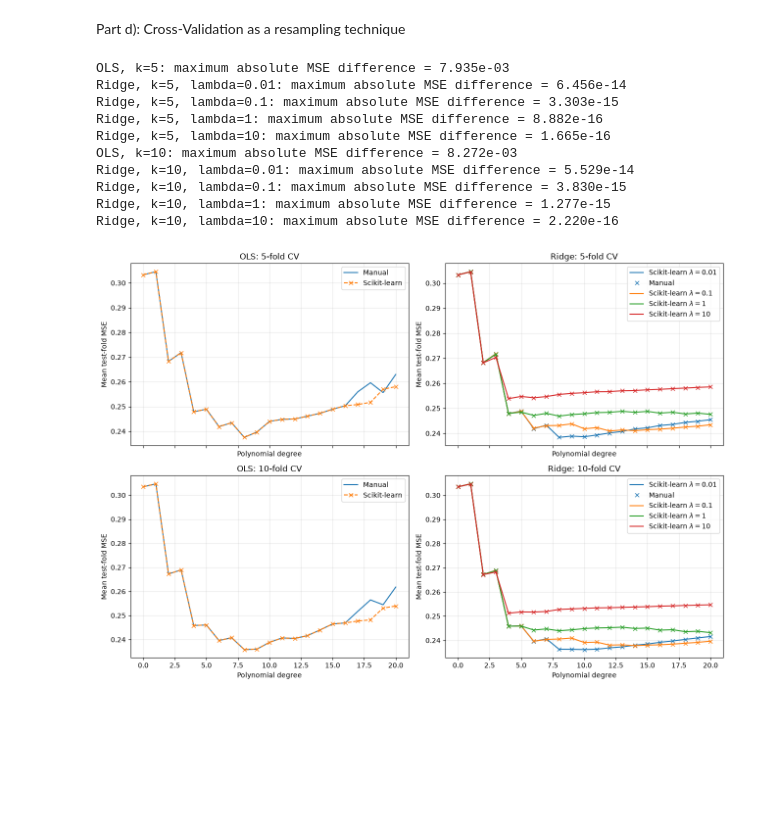
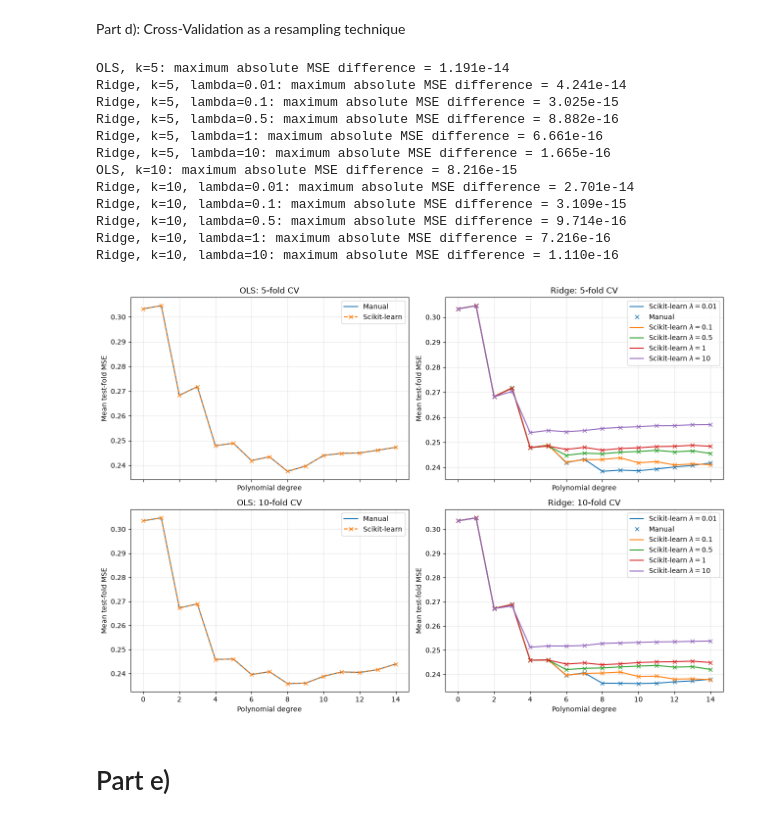
Before and after one commit to Timholmen96/MachineLearningUiO, a Jupyter notebook: doc/Projects/2026/Project1/Project1_Sol.ipynb, the cells around one changed output. Drawn from its saved outputs; the diff is of its cells as text; code cells hidden in the pictures; blank space fills up the shorter version.

```diff
--- a/doc/Projects/2026/Project1/Project1_Sol.ipynb
+++ b/doc/Projects/2026/Project1/Project1_Sol.ipynb
@@ -16,7 +16,7 @@ rng = np.random.default_rng(2026)
 n = 350
 sigma = 0.5                                  # noise level: explore it!
 x = np.sort(rng.uniform(-1, 1, n))
-y = runge(x) + sigma*rng.normal(0, sigma, n)
+y = runge(x) + rng.normal(0, sigma, n)
 
 xx = np.linspace(-1, 1, n)
 plt.plot(xx, runge(xx), color="#004488", label="Runge's function")
@@ -200,12 +220,12 @@ plt.show()
 Part c): The bias-variance tradeoff and the bootstrap
 # %%
 from sklearn.metrics import mean_squared_error
-rng = np.random.default_rng(2026)
+"""rng = np.random.default_rng(2026)
 n = 350
 sigma = 0.5
 x = np.sort(rng.uniform(-1, 1, n))
 y = runge(x) + rng.normal(0, sigma, n)
-"""Her måtte jeg justere n sigma og degrees for å gjenskape figur 2.11
+Her måtte jeg justere n sigma og degrees for å gjenskape figur 2.11
 Disse nye verdiene ble så brukt for alle de andre programmene"""
 #maxdeg = 20 # New maxdegree
 #deg_V = np.arange(maxdeg + 1)
@@ -235,7 +255,7 @@ plt.title("Fig 2.11 Hastie et. al")
 plt.xlabel("Model complexity")
 plt.ylabel("Prediction error")
 plt.scatter(2.5, 0.45, color = "red", label = "high bias, low variance")
-plt.scatter(17.5, 0.45, color = "blue",label = "low bias, high variance")
+plt.scatter(12.5, 0.45, color = "blue",label = "low bias, high variance")
 plt.legend()
 plt.show()
 # %% [output]
@@ -275,13 +295,13 @@ def bootstrap_bias_variance(n_bs, maxdeg):
     return error, bias, variance
 # maxdeg = 20 as in 2.11
 # 40 bins
-error40, bias40, variance40 = bootstrap_bias_variance(n_bs=40, maxdeg=20)
+error40, bias40, variance40 = bootstrap_bias_variance(n_bs=40, maxdeg=15)
 # 100 bins
-error100, bias100, variance100 = bootstrap_bias_variance(n_bs=100, maxdeg=20)
+error100, bias100, variance100 = bootstrap_bias_variance(n_bs=100, maxdeg=15)
 # 300 bins
-error300, bias300, variance300 = bootstrap_bias_variance(n_bs=300,maxdeg=20)
+error300, bias300, variance300 = bootstrap_bias_variance(n_bs=300,maxdeg=15)
 
-degree_vec = range(20)
+degree_vec = range(15)
 
 fig, ax = plt.subplots(1, 3, figsize=(15, 5))
 
@@ -321,6 +341,7 @@ from sklearn.linear_model import LinearRegression, Ridge
 from sklearn.preprocessing import PolynomialFeatures, StandardScaler
 from sklearn.pipeline import make_pipeline
 from sklearn.model_selection import train_test_split, KFold, cross_val_score
+
 # Your code for part d) here
 # No reason to scale for OLS regression.
 def kfold_CV_OLS(folds, degree):
@@ -331,10 +352,6 @@ def kfold_CV_OLS(folds, degree):
         shuffle=True,
         random_state=2026
     )
-
-    model = make_pipeline(
-        PolynomialFeatures(degree=degree),
-        LinearRegression(fit_intercept=False))
 
     fold_mse = []
     for train_index, test_index in kfold.split(X):
@@ -410,8 +427,8 @@ def sklearn_kfold(folds, degree, lmb=None):
     return fold_mse.mean(), fold_mse.std(ddof=1)
 
 
-degrees = np.arange(21)
-lambdas = [1e-2, 1e-1, 1.0, 1e1]
+degrees = np.arange(15)
+lambdas = [1e-2, 1e-1,0.5, 1.0, 1e1]
 
 fig, axes = plt.subplots(2, 2, figsize=(13, 9), sharex=True)
 
@@ -446,40 +463,44 @@ for row, folds in enumerate([5, 10]):
             sklearn_kfold(folds, degree, lmb)[0]
             for degree in degrees
         ])
 
         line, = ax.plot(
             degrees, sklearn_mse,
             label=rf"Scikit-learn $\lambda={lmb:g}$"
         )
         ax.plot(
             degrees, manual, "x", color=line.get_color(),
             label="Manual" if lmb == lambdas[0] else "_nolegend_"
         )
         print(
             f"Ridge, k={folds}, lambda={lmb:g}: "
             f"maximum absolute MSE difference = "
             f"{np.max(np.abs(manual - sklearn_mse)):.3e}"
         )
 
     ax.set_title(f"Ridge: {folds}-fold CV")
 
 for ax in axes.flat:
     ax.set_xlabel("Polynomial degree")
     ax.set_ylabel("Mean test-fold MSE")
     ax.grid(alpha=0.3)
     ax.legend()
 
 plt.tight_layout()
 plt.show()
 # %% [output]
-OLS, k=5: maximum absolute MSE difference = 7.935e-03
-Ridge, k=5, lambda=0.01: maximum absolute MSE difference = 6.456e-14
-Ridge, k=5, lambda=0.1: maximum absolute MSE difference = 3.303e-15
-Ridge, k=5, lambda=1: maximum absolute MSE difference = 8.882e-16
+OLS, k=5: maximum absolute MSE difference = 1.191e-14
+Ridge, k=5, lambda=0.01: maximum absolute MSE difference = 4.241e-14
+Ridge, k=5, lambda=0.1: maximum absolute MSE difference = 3.025e-15
+Ridge, k=5, lambda=0.5: maximum absolute MSE difference = 8.882e-16
+Ridge, k=5, lambda=1: maximum absolute MSE difference = 6.661e-16
 Ridge, k=5, lambda=10: maximum absolute MSE difference = 1.665e-16
-OLS, k=10: maximum absolute MSE difference = 8.272e-03
-Ridge, k=10, lambda=0.01: maximum absolute MSE difference = 5.529e-14
-Ridge, k=10, lambda=0.1: maximum absolute MSE difference = 3.830e-15
-Ridge, k=10, lambda=1: maximum absolute MSE difference = 1.277e-15
-Ridge, k=10, lambda=10: maximum absolute MSE difference = 2.220e-16
+OLS, k=10: maximum absolute MSE difference = 8.216e-15
+Ridge, k=10, lambda=0.01: maximum absolute MSE difference = 2.701e-14
+Ridge, k=10, lambda=0.1: maximum absolute MSE difference = 3.109e-15
+Ridge, k=10, lambda=0.5: maximum absolute MSE difference = 9.714e-16
+Ridge, k=10, lambda=1: maximum absolute MSE difference = 7.216e-16
+Ridge, k=10, lambda=10: maximum absolute MSE difference = 1.110e-16
-[figure, old version]
+[figure, new version]
+# %% [markdown]
+# Part e)
```
Also changed, not shown: parts of 9 cells of this notebook, 2 other files.
